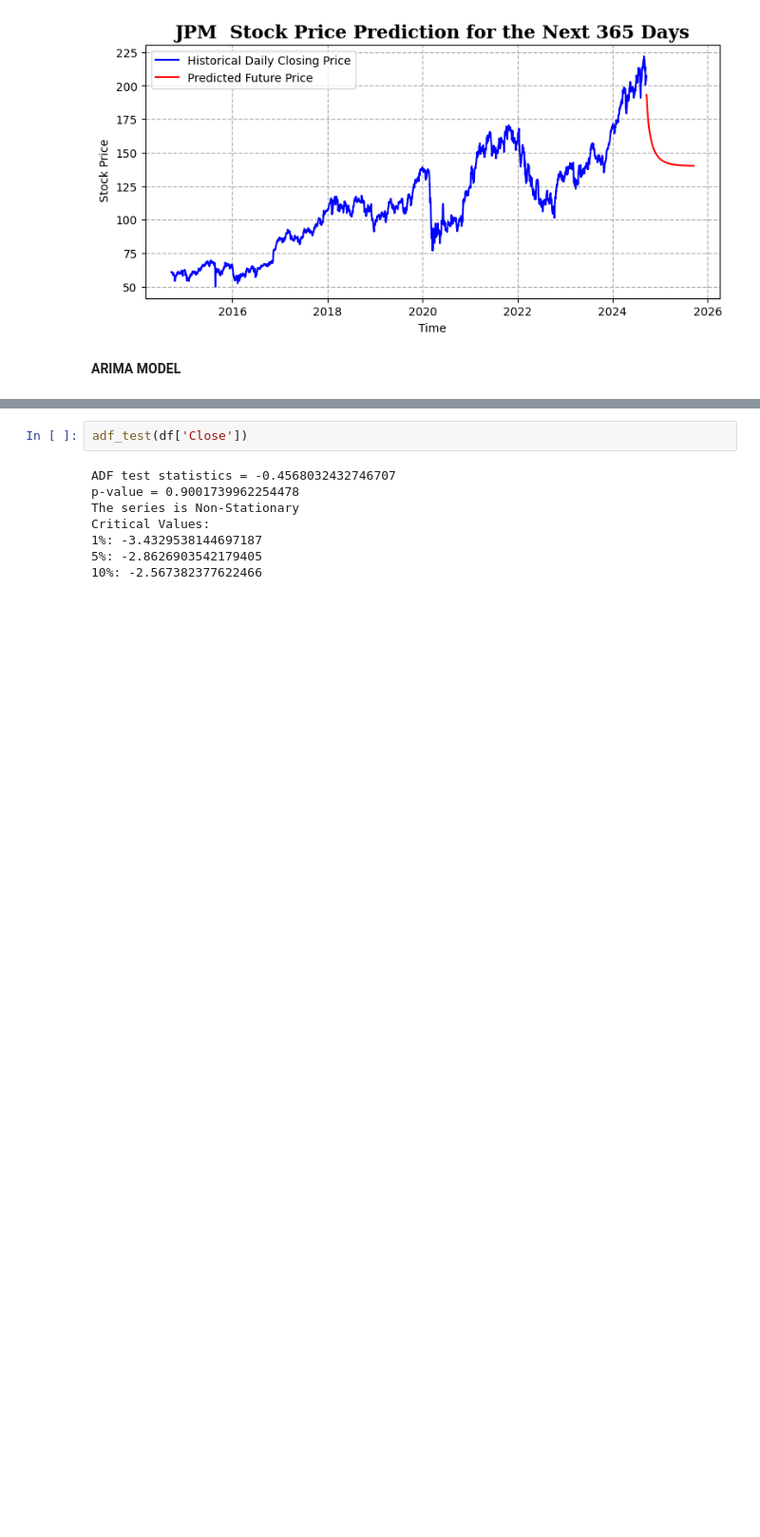
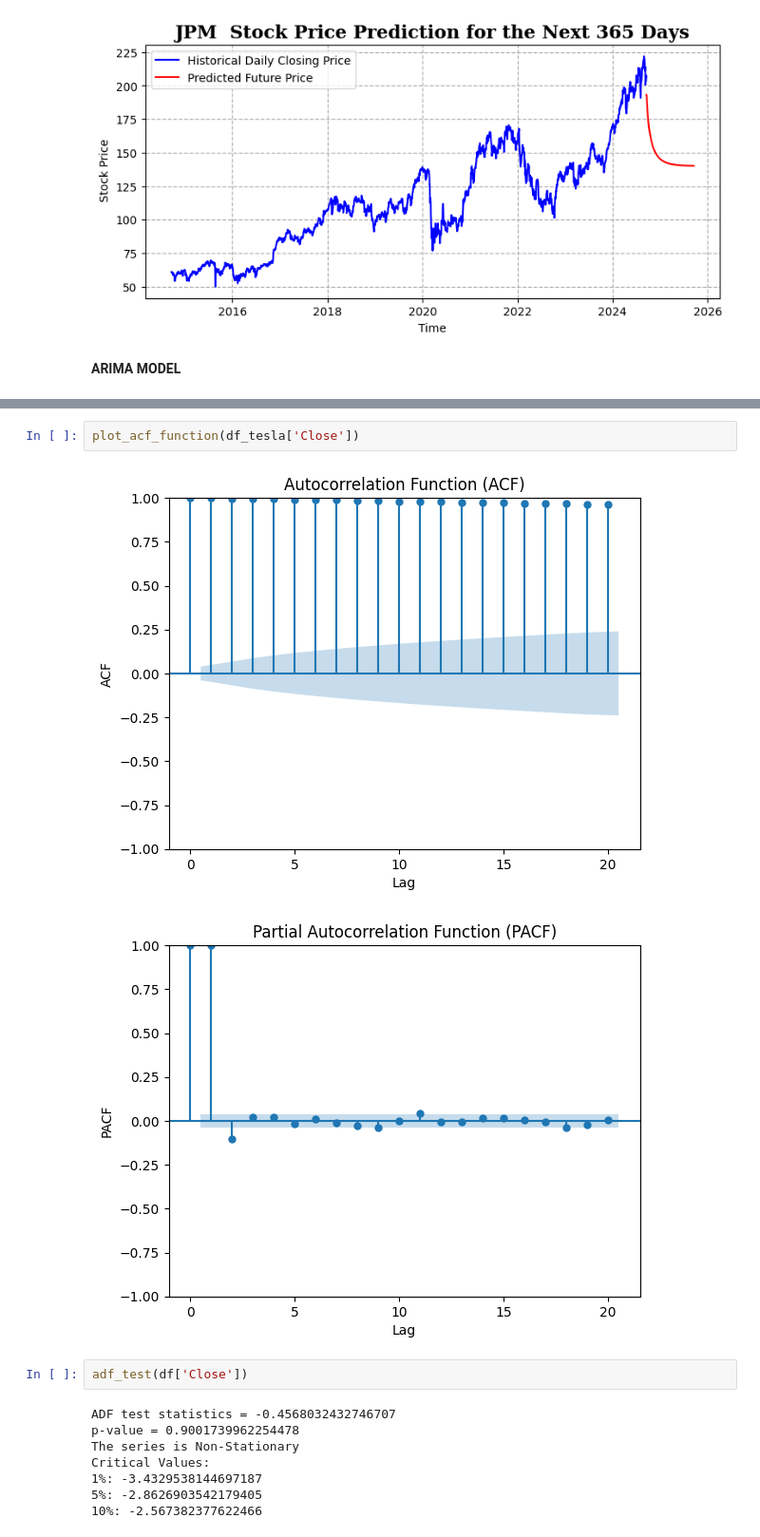
Before and after one commit to Bineethmathew/project_stock, a Jupyter notebook: projectfinalcode.ipynb, the cells around one changed output, grey strips where cells are left out. Shown at 95% size. Cells and saved outputs as stored; diff of their text form; blank space fills up the shorter version.

```diff
--- a/projectfinalcode.ipynb
+++ b/projectfinalcode.ipynb
@@ -1382,3 +1374,8 @@ plot_acf_function(df['Close'])
+# %%
+plot_acf_function(df_tesla['Close'])
+# %% [output]
+[figure, added]
+[figure, added]
 # %%
 adf_test(df['Close'])
 # %% [output]
```
Also changed, not shown: parts of 37 cells of this notebook.
